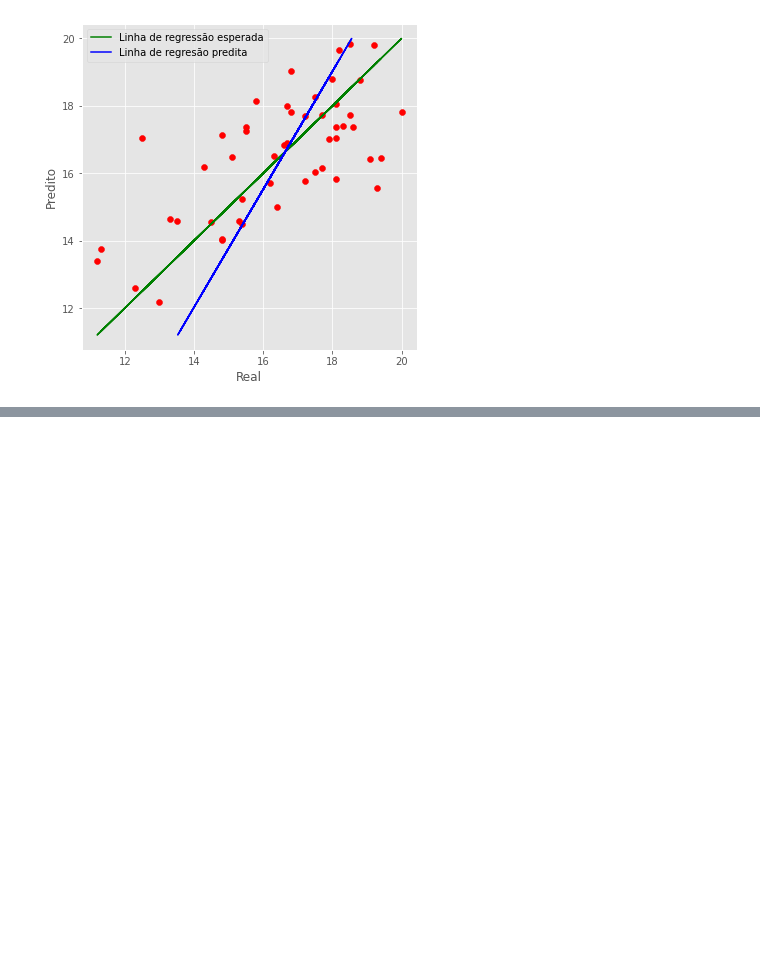
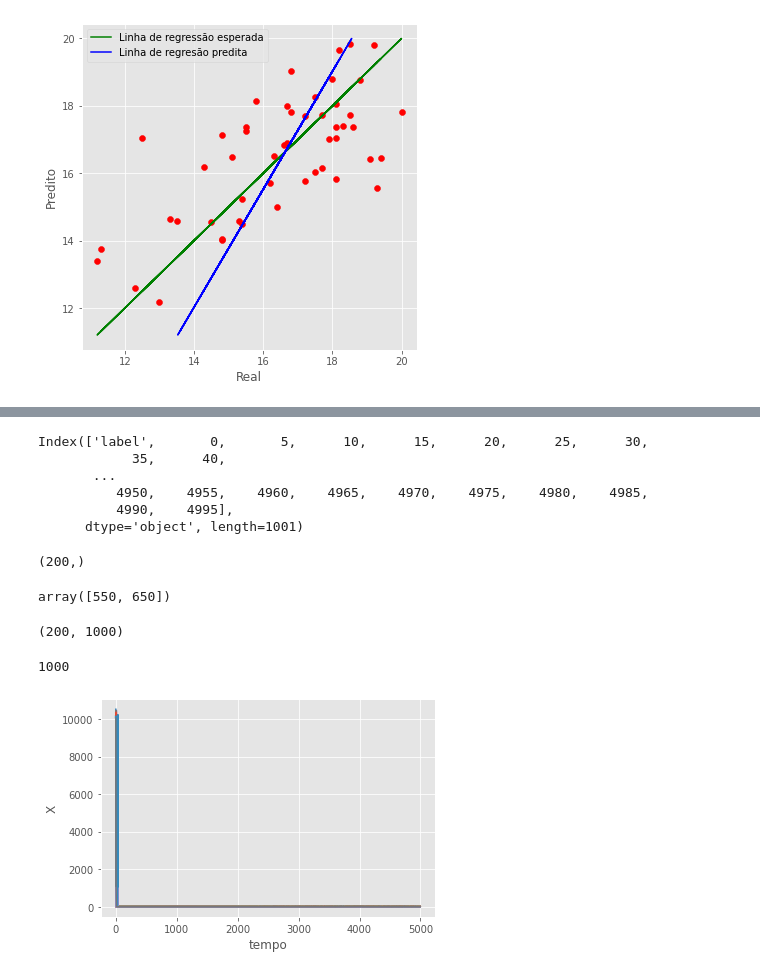
Before and after one commit to larissamazzero/RMN, a Jupyter notebook: PLS/pls.ipynb, the cells around one changed output, grey strips where cells are left out. Cells and saved outputs as stored; diff of their text form; code cells hidden in the pictures; blank space fills up the shorter version.

```diff
--- a/PLS/pls.ipynb
+++ b/PLS/pls.ipynb
@@ -188,0 +202,3 @@ with plt.style.context('ggplot'):
+# %%
+#Carregando o dataset
+data = pd.read_excel("/content/550_650.xlsx")
@@ -188,0 +215,38 @@ with plt.style.context('ggplot'):
+# %%
+data.columns
+# %% [output]
+Index(['label',       0,       5,      10,      15,      20,      25,      30,
+            35,      40,
+       ...
+          4950,    4955,    4960,    4965,    4970,    4975,    4980,    4985,
+          4990,    4995],
+      dtype='object', length=1001)
+# %%
+#Separando entre preditores (X, dados de treino) e resposta (y, target)
+y = data['label'].values
+X = data.values[:, 1:]
+# %%
+y.shape
+# %% [output]
+(200,)
+# %%
+data['label'].unique()
+# %% [output]
+array([550, 650])
+# %%
+X.shape
+# %% [output]
+(200, 1000)
+# %%
+#Criando eixo X para plotar os dados de sinais.
+wl = np.arange(0, 4996, 5)
+print(len(wl))
+# %% [output]
+1000
+# %%
+with plt.style.context('ggplot'):
+    plt.plot(wl, X.T)
+    plt.xlabel("tempo")
+    plt.ylabel("X")
+# %% [output]
+[figure, added]
```
Also changed, not shown: parts of 3 cells of this notebook.
